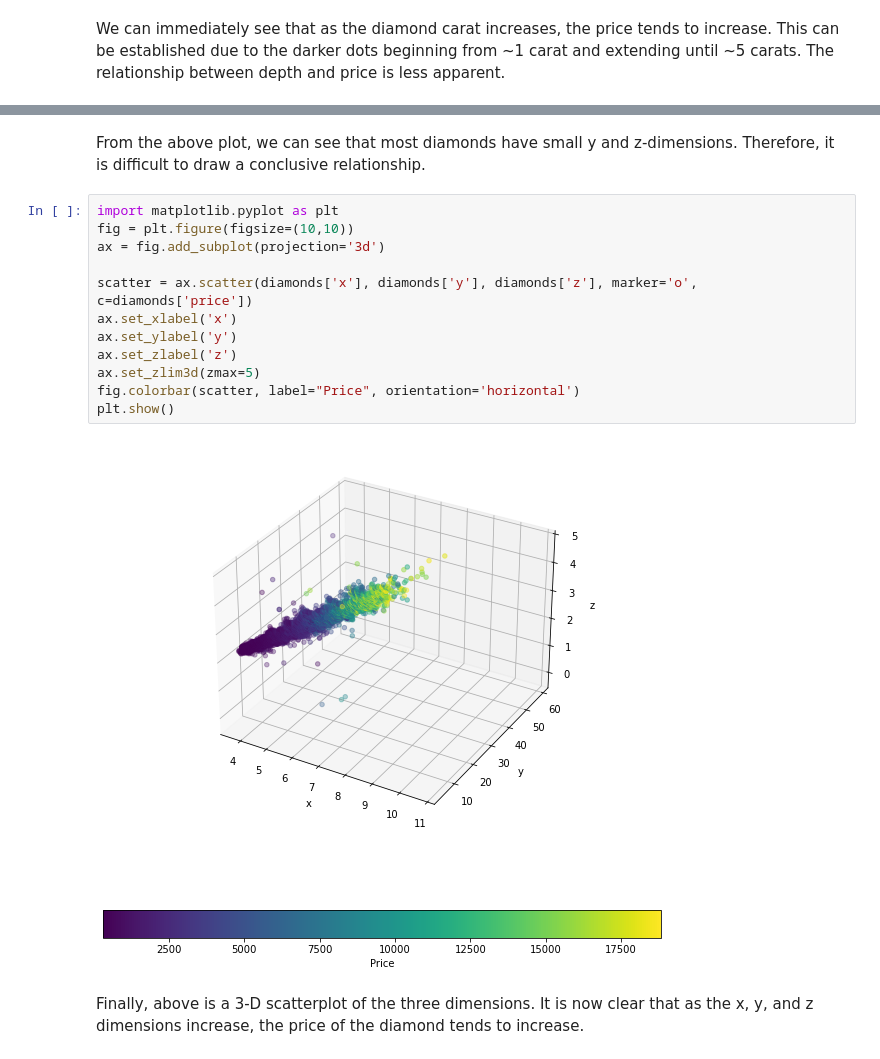
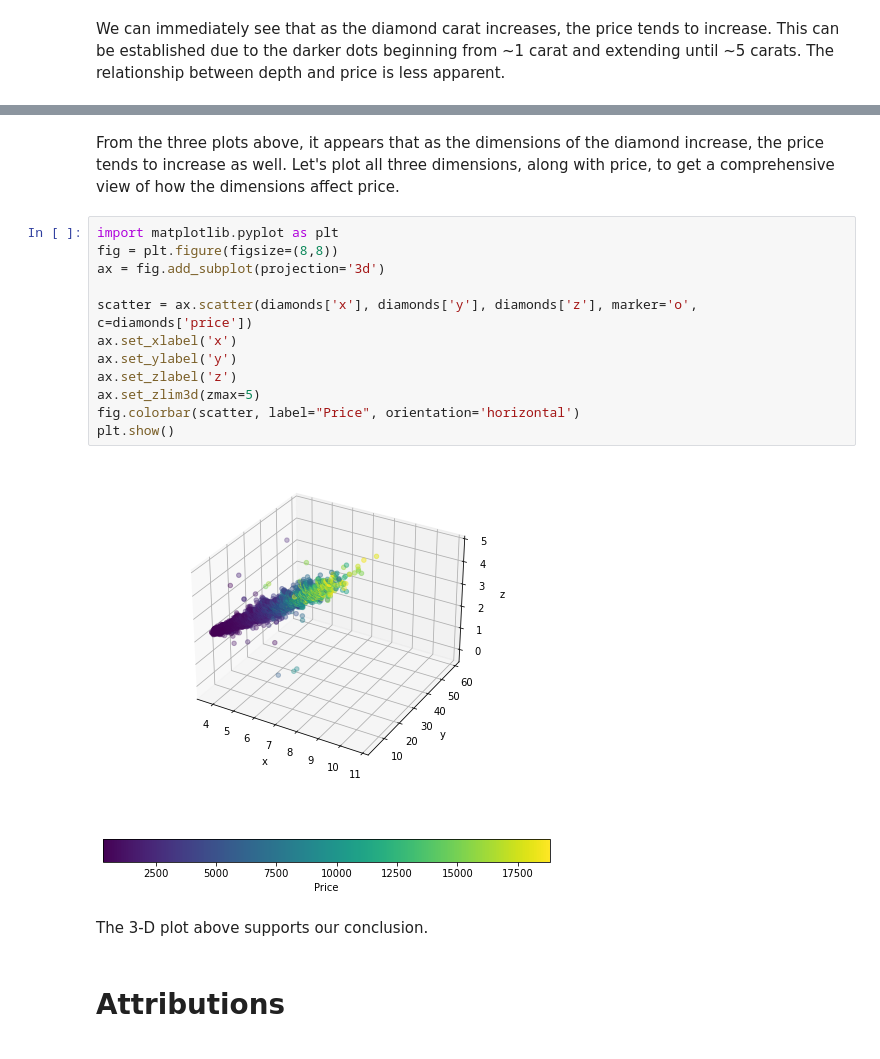
Before and after one commit to ahaldankar-vt/ahaldankar-vt.github.io, a Jupyter notebook: SampleBlog/posts/regression/index.ipynb, the cells around one changed output, grey strips where cells are left out. Saved outputs shown, nothing was run; the diff lists cells and outputs as text.

```diff
--- a/SampleBlog/posts/regression/index.ipynb
+++ b/SampleBlog/posts/regression/index.ipynb
@@ -194,18 +193,20 @@ ax = sns.scatterplot(data=diamonds, x="y", y="z", hue="price", size="price")
-# %% [markdown]
-From the above plot, we can see that most diamonds have small y and z-dimensions. Therefore, it is difficult to draw a conclusive relationship.
+# %% [markdown]
+From the three plots above, it appears that as the dimensions of the diamond increase, the price tends to increase as well. Let's plot all three dimensions, along with price, to get a comprehensive view of how the dimensions affect price.
 # %%
 import matplotlib.pyplot as plt
-fig = plt.figure(figsize=(10,10))
+fig = plt.figure(figsize=(8,8))
 ax = fig.add_subplot(projection='3d')
 
 scatter = ax.scatter(diamonds['x'], diamonds['y'], diamonds['z'], marker='o', c=diamonds['price'])
 ax.set_xlabel('x')
 ax.set_ylabel('y')
 ax.set_zlabel('z')
 ax.set_zlim3d(zmax=5)
 fig.colorbar(scatter, label="Price", orientation='horizontal')
 plt.show()
 # %% [output]
-[figure, old version]
+[figure, new version]
-# %% [markdown]
-Finally, above is a 3-D scatterplot of the three dimensions. It is now clear that as the x, y, and z dimensions increase, the price of the diamond tends to increase.
+# %% [markdown]
+The 3-D plot above supports our conclusion.
+# %% [markdown]
+# Attributions
```
Also changed, not shown: parts of 8 cells of this notebook.
